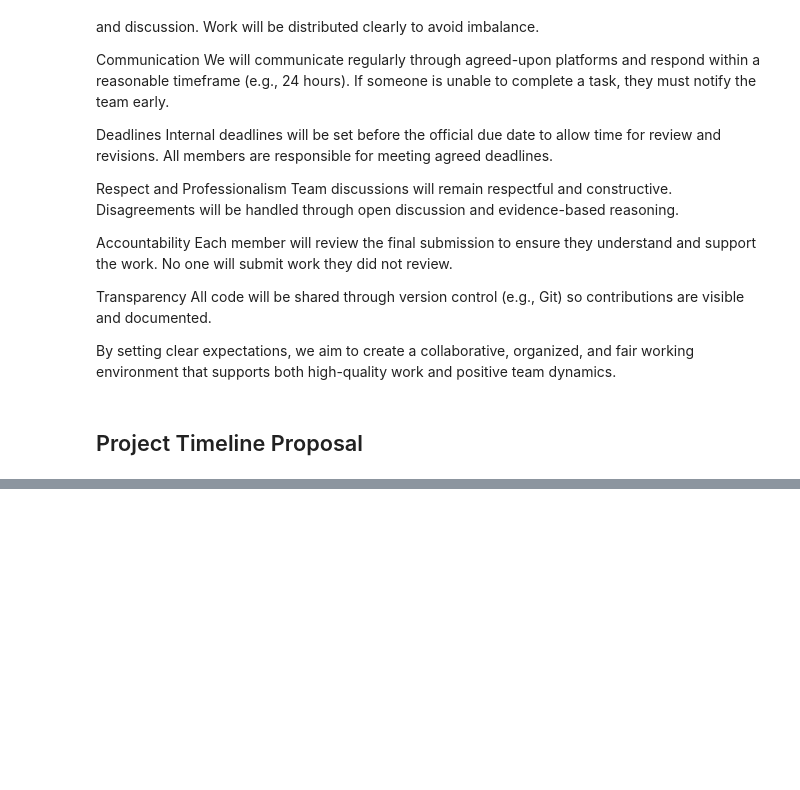
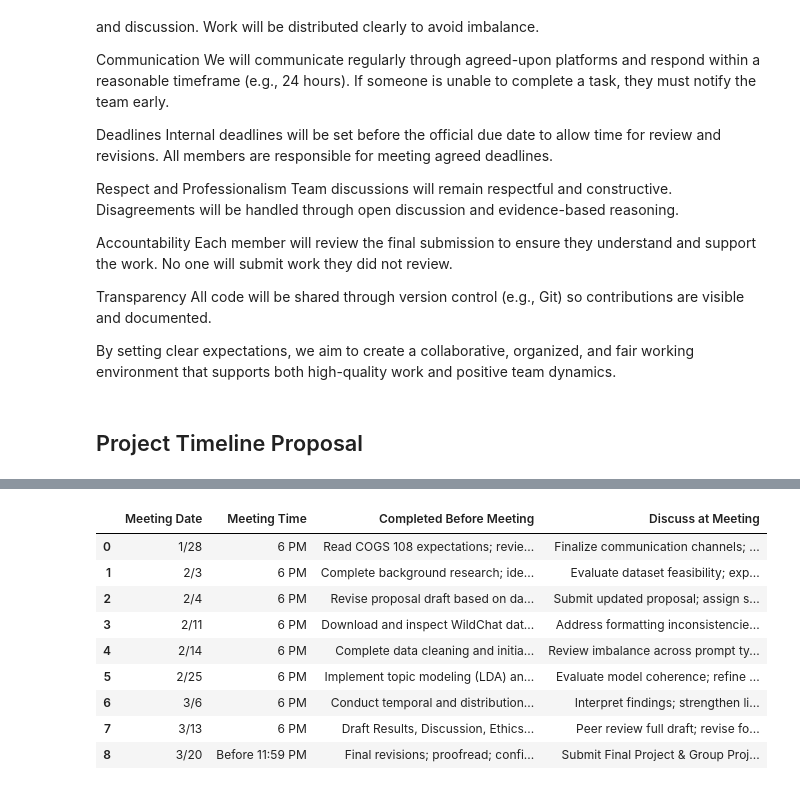
Before and after one commit to COGS108/Group050_WI26, a Jupyter notebook: 01-DataCheckpoint.ipynb, the cells around one changed output, grey strips where cells are left out. Drawn from its saved outputs; the diff is of its cells as text; code cells hidden in the pictures; blank space fills up the shorter version.

Commit message:
Created the project timeline graph.

```diff
--- a/01-DataCheckpoint.ipynb
+++ b/01-DataCheckpoint.ipynb
@@ -689,0 +651,51 @@ To address skill gaps, team members reviewed documentation and tutorials prior t
+# %%
+#Over the course of the project, our timeline evolved due to challenges with dataset structure, preprocessing complexity, and the need to strengthen our ethics section based on feedback. Below is our updated and revised timeline reflecting these adjustments.
+data = {
+    "Meeting Date": [
+        "1/28", "2/3", "2/4", "2/11", "2/14",
+        "2/25", "3/6", "3/13", "3/20"
+    ],
+    "Meeting Time": [
+        "6 PM", "6 PM", "6 PM", "6 PM", "6 PM",
+        "6 PM", "6 PM", "6 PM", "Before 11:59 PM"
+    ],
+    "Completed Before Meeting": [
+        "Read COGS 108 expectations; review project requirements",
+        "Complete background research; identify datasets",
+        "Revise proposal draft based on dataset constraints",
+        "Download and inspect WildChat dataset",
+        "Complete data cleaning and initial EDA",
+        "Implement topic modeling (LDA) and sentiment analysis",
+        "Conduct temporal and distributional analysis",
+        "Draft Results, Discussion, Ethics, and Limitations",
+        "Final revisions; proofread; confirm citations"
+    ],
+    "Discuss at Meeting": [
+        "Finalize communication channels; confirm research question",
+        "Evaluate dataset feasibility; expand ethics (unintended uses, fairness)",
+        "Submit updated proposal; assign structured roles",
+        "Address formatting inconsistencies; design preprocessing pipeline",
+        "Review imbalance across prompt types; discuss bias implications",
+        "Evaluate model coherence; refine preprocessing strategy",
+        "Interpret findings; strengthen limitations and impact discussion",
+        "Peer review full draft; revise for clarity",
+        "Submit Final Project & Group Project Surveys"
+    ]
+}
+
+# Create DataFrame
+timeline_df = pd.DataFrame(data)
+
+# Display the table
+timeline_df
+# %% [output]
+|  | Meeting Date | Meeting Time | Completed Before Meeting | Discuss at Meeting |
+| 0 | 1/28 | 6 PM | Read COGS 108 expectations; revie... | Finalize communication channels; ... |
+| 1 | 2/3 | 6 PM | Complete background research; ide... | Evaluate dataset feasibility; exp... |
+| 2 | 2/4 | 6 PM | Revise proposal draft based on da... | Submit updated proposal; assign s... |
+| 3 | 2/11 | 6 PM | Download and inspect WildChat dat... | Address formatting inconsistencie... |
+| 4 | 2/14 | 6 PM | Complete data cleaning and initia... | Review imbalance across prompt ty... |
+| 5 | 2/25 | 6 PM | Implement topic modeling (LDA) an... | Evaluate model coherence; refine ... |
+| 6 | 3/6 | 6 PM | Conduct temporal and distribution... | Interpret findings; strengthen li... |
+| 7 | 3/13 | 6 PM | Draft Results, Discussion, Ethics... | Peer review full draft; revise fo... |
+| 8 | 3/20 | Before 11:59 PM | Final revisions; proofread; confi... | Submit Final Project & Group Proj... |
```
Also changed, not shown: parts of 1 cell of this notebook.
